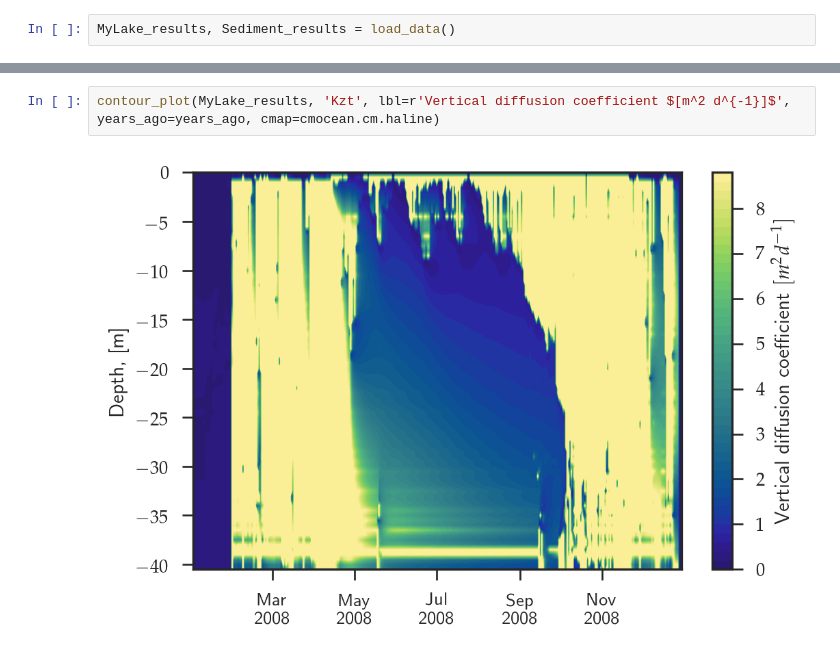
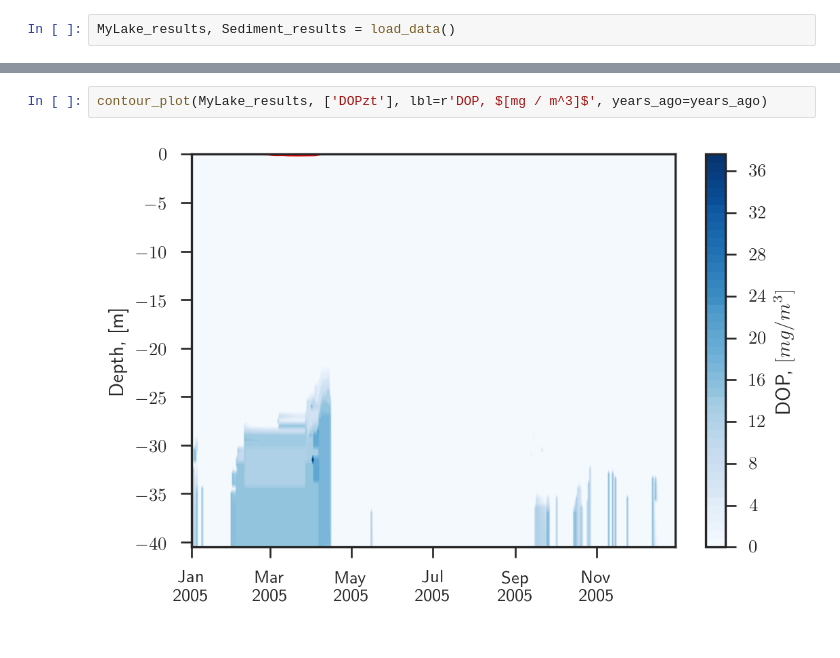
Before and after one commit to biogeochemistry/MyLake_v2_Vansjo, a Jupyter notebook: Postproc_code/plotting.py.ipynb, the cells around one changed output, grey strips where cells are left out. Saved outputs shown, nothing was run; the diff lists cells and outputs as text.

```diff
--- a/Postproc_code/plotting.py.ipynb
+++ b/Postproc_code/plotting.py.ipynb
@@ -152,4 +29,4 @@ plot_flux(Sediment_results, 'NO3', lbl=r'$NO_3^-$ Flux, $[mg / m^2 / d]$', years
-# %%
-contour_plot(MyLake_results, 'Kzt', lbl=r'Vertical diffusion coefficient $[m^2 d^{-1}]$', years_ago=years_ago, cmap=cmocean.cm.haline)
-# %% [output]
-[figure, removed]
+# %%
+contour_plot(MyLake_results, ['DOPzt'], lbl=r'DOP, $[mg / m^3]$', years_ago=years_ago)
+# %% [output]
+[figure, added]
```
Also changed, not shown: parts of 57 cells of this notebook, 5 other files.
